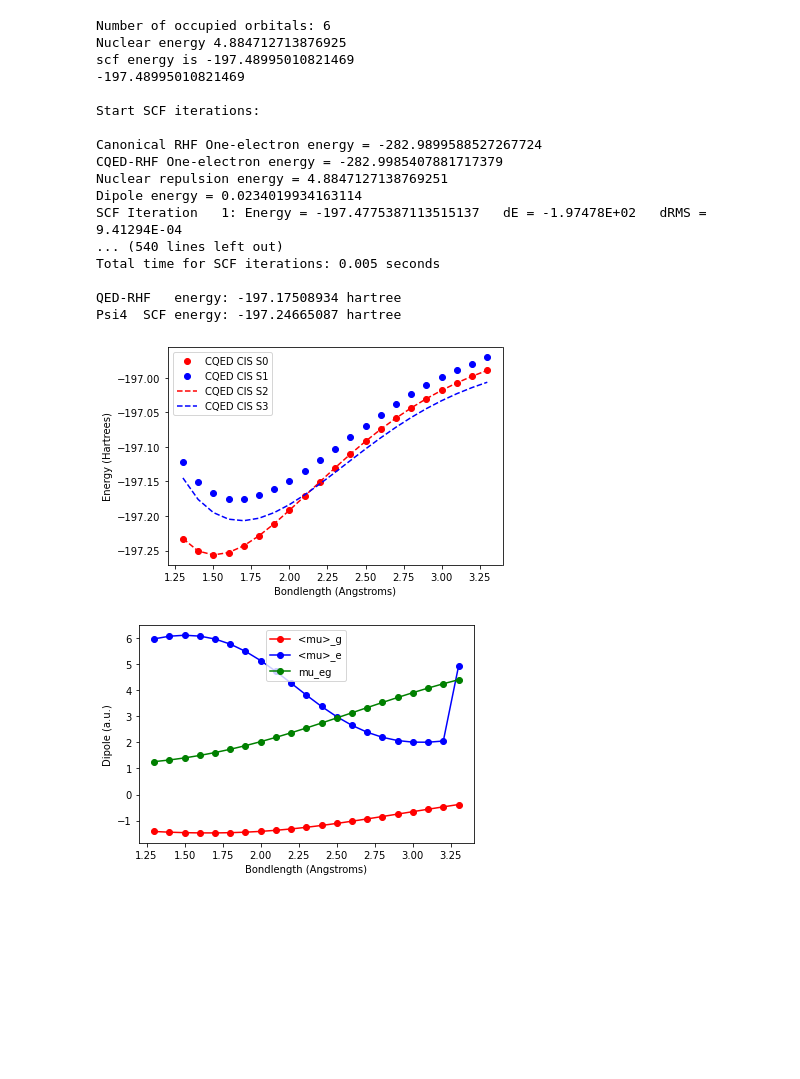
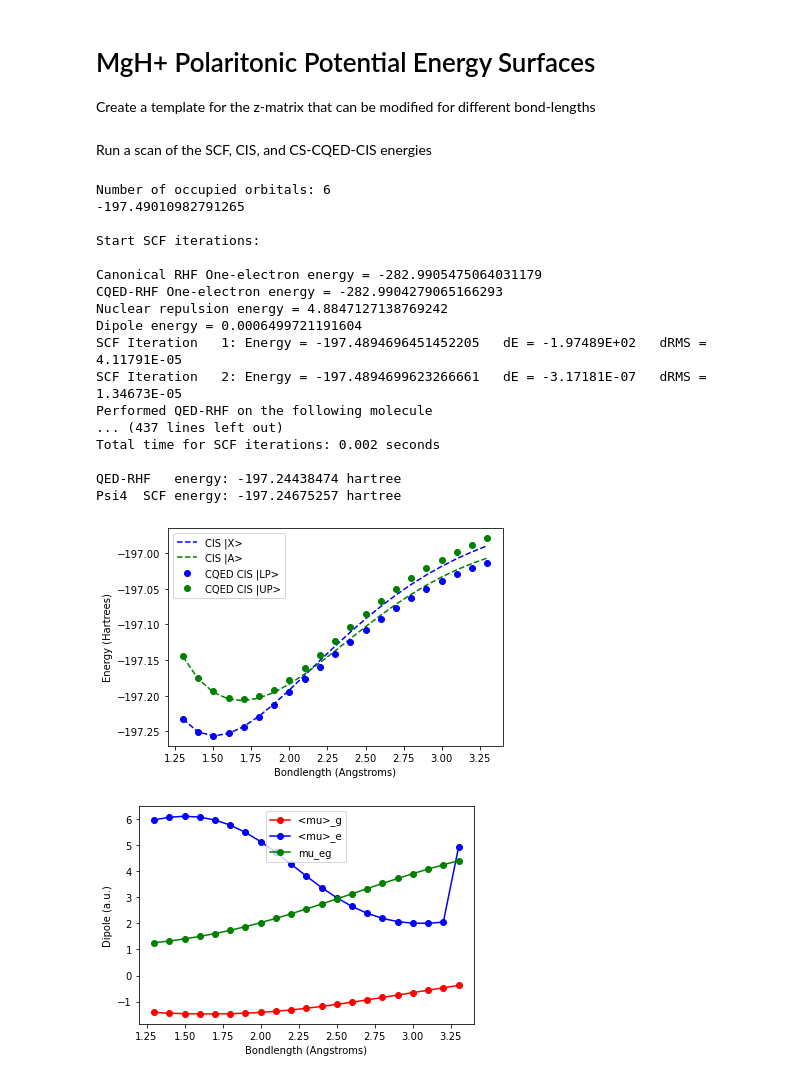
Before and after one commit to FoleyLab/SCF, a Jupyter notebook: polaritonic_and_more/mgh_exploration.ipynb, the cells around one changed output. Cells and saved outputs as stored; diff of their text form; code cells hidden in the pictures; blank space fills up the shorter version.

```diff
--- a/polaritonic_and_more/mgh_exploration.ipynb
+++ b/polaritonic_and_more/mgh_exploration.ipynb
@@ -31,3 +100,6 @@ numpy_memory = 2
+# %% [markdown]
+# MgH+ Polaritonic Potential Energy Surfaces
+Create a template for the z-matrix that can be modified for different bond-lengths
 # %%
 # template for the z-matrix for MgH+
 mol_tmpl = """Mg
@@ -41,30 +114,39 @@ options_dict = {'basis': 'sto-3g',
 
 psi4.set_options(options_dict)
+# %% [markdown]
+Run a scan of the SCF, CIS, and CS-CQED-CIS energies
 # %%
+# set psi4 options
+psi4.set_options(options_dict)
 # array of bondlengths for MgH+
 r_array = np.array([1.3,1.4,1.5,1.6,1.7,1.8,1.9,2.0,2.1,2.2,2.3, 2.4, 2.5, 2.6, 2.7, 2.8, 2.9, 3.0, 3.1, 3.2, 3.3])
 
-# lambda arrays
-l_big = np.array([0., 0., 0.1])
-l_med = np.array([0.0, 0.0, 0.01])
+# arrays to hold psi4 cis quantities to fit the model PF Hamiltonian with
+# array for transition dipole moments
+tdm_array = np.zeros((3, len(r_array)))
 
-tdm_array = np.zeros((3, len(r_array)))
+# array for total diplole of ground and excited state
 dipole_array = np.zeros((3,2,len(r_array)))
 
 # array for ordinary cis
 cis_energy_array = np.zeros((5,len(r_array)))
+
+# array to hold the cs-cqed-cis energies
 # array for cqed cis
 cqed_cis_energy_array = np.zeros((5,len(r_array)))
 
+# photon energy
 om = 7.0 / 27.211
 
-E_au = 0.03
+# electric field strength
+E_au = 0.005
 
-# term for the dipole self energy
+# strength for the dipole self energy
 l = E_au / np.sqrt(om/2)
-lam = np.array([0,0,l])
+lam = np.array([l,0,l])
+
 # loop over the different bond-lengths, create different instances
-# of HF molecule
+# of MgH+ molecule and compute and store various quantities
 ctr = 0
 for r in r_array:
     molstr = mol_tmpl.replace("**R**", str(r))
@@ -75,48 +157,43 @@ for r in r_array:
     cis_energy_array[0,ctr] = e
     cis_energy_array[1:5,ctr] = e+cis_e[0:4]
 
-    scf_e, cqed_cis_e, cqed_cis_c = transformed_cqed_cis(lam, molstr, options_dict, om)
-    #scf_e, cqed_cis_e, cqed_cis_c = cqed_cis(lam, molstr, options_dict, om)
-    cqed_cis_energy_array[0,ctr] = scf_e+om
-    cqed_cis_energy_array[1:5,ctr] = scf_e+cqed_cis_e[0:4]
+    scf_e, cqed_cis_e, cqed_cis_c = cs_cqed_cis(lam, molstr, options_dict, om)
+
+    cqed_cis_energy_array[0:5,ctr] = scf_e+cqed_cis_e[0:5]
     dipole_array[:,0,ctr] = cis_mu[:,0]
     dipole_array[:,1,ctr] = cis_mu[:,1]
     tdm_array[:,ctr] = tdm
     ctr+=1
 # %% [output]
 Number of occupied orbitals: 6
-Nuclear energy 4.884712713876925
-scf energy is -197.48995010821469
--197.48995010821469
+-197.49010982791265
 
 Start SCF iterations:
 
-Canonical RHF One-electron energy = -282.9899588527267724
-CQED-RHF One-electron energy = -282.9985407881717379
-Nuclear repulsion energy = 4.8847127138769251
-Dipole energy = 0.0234019934163114
-SCF Iteration   1: Energy = -197.4775387113515137   dE = -1.97478E+02   dRMS = 9.41294E-04
-... (540 lines left out)
-Total time for SCF iterations: 0.005 seconds
+Canonical RHF One-electron energy = -282.9905475064031179
+CQED-RHF One-electron energy = -282.9904279065166293
+Nuclear repulsion energy = 4.8847127138769242
+Dipole energy = 0.0006499721191604
+SCF Iteration   1: Energy = -197.4894696451452205   dE = -1.97489E+02   dRMS = 4.11791E-05
+SCF Iteration   2: Energy = -197.4894699623266661   dE = -3.17181E-07   dRMS = 1.34673E-05
+Performed QED-RHF on the following molecule
+... (437 lines left out)
+Total time for SCF iterations: 0.002 seconds
 
-QED-RHF   energy: -197.17508934 hartree
-Psi4  SCF energy: -197.24665087 hartree
+QED-RHF   energy: -197.24438474 hartree
+Psi4  SCF energy: -197.24675257 hartree
 # %%
 from matplotlib import pyplot as plt
-# photon frequency in atomic units
+# plot the ordinary cis energies vs the cs-cqed-cis energies
 
-#plt.plot(r_array, gs_energy_array+om, 'r-o', label="CIS gs")
-#plt.plot(r_array, es_energy_array, 'b-*', label="CIS es")
-plt.plot(r_array, cqed_cis_energy_array[0,:], 'ro', label="CQED CIS S0")
-plt.plot(r_array, cqed_cis_energy_array[1,:], 'bo', label="CQED CIS S1")
-plt.plot(r_array, cis_energy_array[0,:]+om, 'r--', label="CQED CIS S2")
-plt.plot(r_array, cis_energy_array[1,:], 'b--', label="CQED CIS S3")
-#plt.plot(r_array, cqed_cis_energy_array[4,:], 'mo', label="CQED CIS S4")
-
+plt.plot(r_array, cis_energy_array[0,:]+om, 'b--', label="CIS |X>")
+plt.plot(r_array, cis_energy_array[1,:], 'g--', label="CIS |A>")
+plt.plot(r_array, cqed_cis_energy_array[1,:], 'bo', label="CQED CIS |LP>")
+plt.plot(r_array, cqed_cis_energy_array[2,:], 'go', label="CQED CIS |UP>")
 plt.xlabel("Bondlength (Angstroms)")
 plt.ylabel("Energy (Hartrees)")
 plt.legend()
 plt.show()
 # %% [output]
-[figure, old version]
+[figure, new version]
 # %%
```
Also changed, not shown: parts of 8 cells of this notebook, 6 other files.
